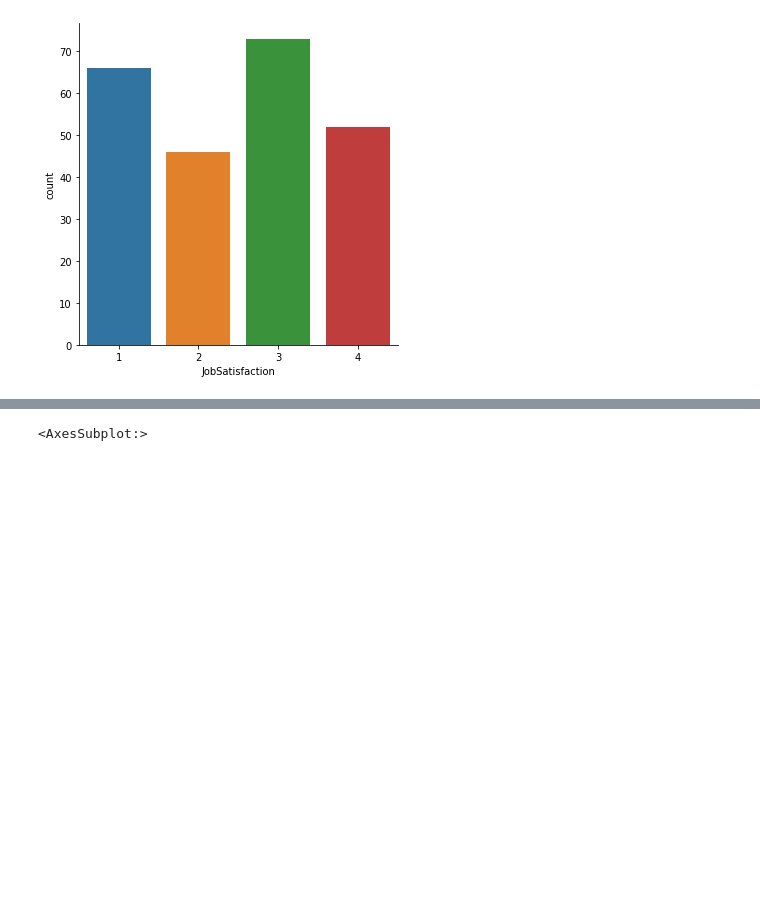
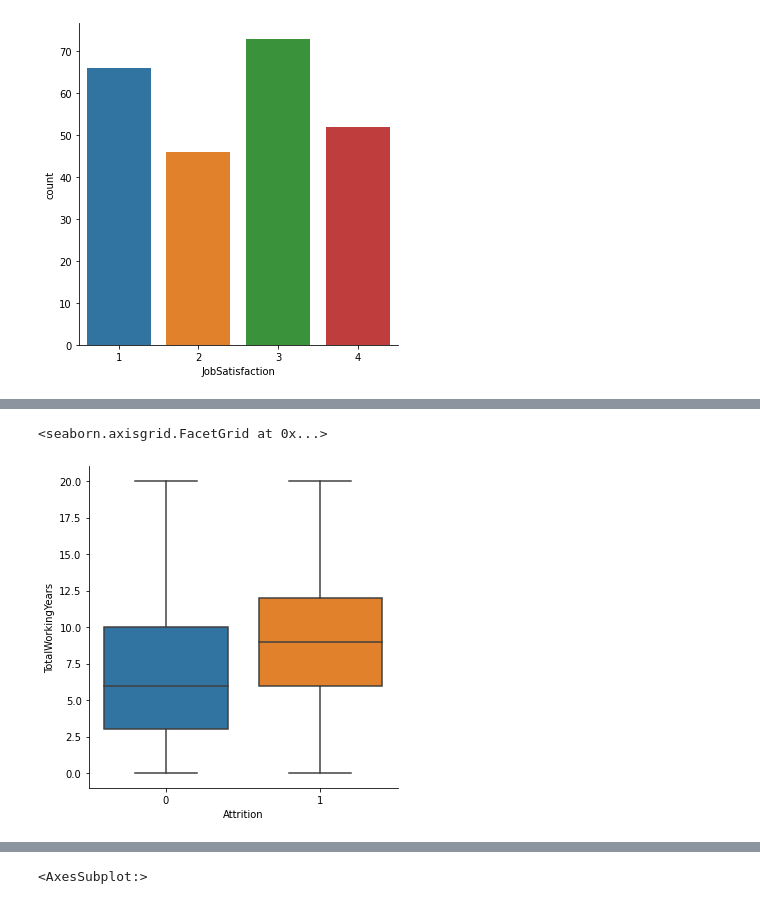
Before and after one commit to AlexRandria/python_numpy, a Jupyter notebook: pandasExo.ipynb, the cells around one changed output, grey strips where cells are left out. Cells and saved outputs as stored; diff of their text form; code cells hidden in the pictures; blank space fills up the shorter version.

```diff
--- a/pandasExo.ipynb
+++ b/pandasExo.ipynb
@@ -201,0 +225,5 @@ ax = sb.boxplot(x=ibm[ibm['Attrition'] == "Yes"]['JobSatisfaction'])
+# %%
+q1y = ibm[ibm['Attrition'] == "Yes"]['TotalWorkingYears'].quantile(.25)
+q3y = ibm[ibm['Attrition'] == "Yes"]['TotalWorkingYears'].quantile(.75)
+q1n = ibm[ibm['Attrition'] == "No"]['TotalWorkingYears'].quantile(.25)
+q3n = ibm[ibm['Attrition'] == "No"]['TotalWorkingYears'].quantile(.75)
@@ -201,0 +270,7 @@ ax = sb.boxplot(x=ibm[ibm['Attrition'] == "Yes"]['JobSatisfaction'])
+# %%
+ibm_iso = ibm[(ibm['TotalWorkingYears'] < q3y+(1.5*(q3y-q1y)))]
+# %%
+sb.catplot(y="TotalWorkingYears", x="Attrition", data=ibm_iso, kind="box")
+# %% [output]
+<seaborn.axisgrid.FacetGrid at 0x...>
+[figure, added]
```
Also changed, not shown: parts of 17 cells of this notebook, 1 other file.
